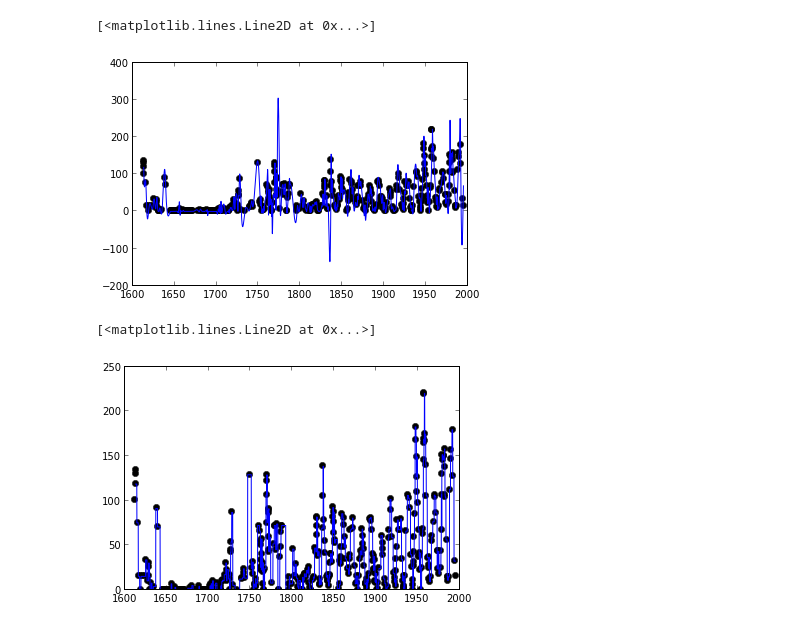
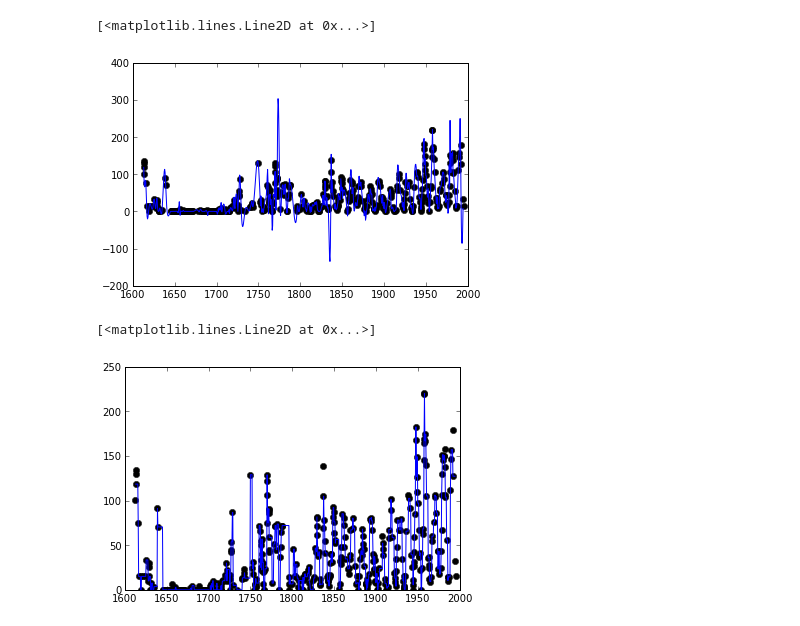
Before and after one commit to jdestupinan1332/TareasComp, a Jupyter notebook: Hw_5/pto_2_avance.ipynb, the cells around one changed output. Drawn from its saved outputs; the diff is of its cells as text; code cells hidden in the pictures.

```diff
--- a/Hw_5/pto_2_avance.ipynb
+++ b/Hw_5/pto_2_avance.ipynb
@@ -1,3 +1,19 @@
 # %%
-from scipy.interpolate import interp1dimport numpy as np%pylab inlinedata=loadtxt("sparse_sample_monthrg.dat")anno=data[:,0] #list of yearsmes=data[:,1] #list of monthsdias=data[:,2] #list os days, NOT USEDmanchas = data[:,3] #list of sunspotsdata_n=[]tiempo=[]#creates the list useful measured data (!=-99, with the correct time)for i in range(len(manchas)):    if(manchas[i] >= 0):        data_n.append(manchas[i])        tiempo.append(anno[i]+(mes[i]-1)/12)t = arange(1613,1995,0.01) #array of real time#interpolationf_l=interp1d(tiempo,data_n,kind='linear')plot(tiempo, data_n,'ko')plot(t,f_l(t))
+from scipy.interpolate import interp1d
+import numpy as np
+%pylab inline
+data=loadtxt("sparse_sample_monthrg.dat")
+anno=data[:,0] #list of years
+mes=data[:,1] #list of months
+dias=data[:,2] #list os days, NOT USED
+manchas = data[:,3] #list of sunspots
+
+data_n=[]
+tiempo=[]
+#creates the list useful measured data (!=-99, with the correct time)
+for i in range(len(manchas)):
+    if(manchas[i] >= 0):
+        data_n.append(manchas[i])
+        tiempo.append(anno[i]+(mes[i]-1)/12)
+t = arange(1613,1995,0.5) #array of real time
 # %% [output]
@@ -7,10 +30,16 @@ Welcome to pylab, a matplotlib-based Python environment [backend: module://IPyth
 # %%
-f_cu=interp1d(tiempo,data_n,kind='cubic')plot(tiempo, data_n,'ko')plot(t,f_cu(t))
+#cubic interpolation
+f_cu=interp1d(tiempo,data_n,kind='cubic')
+plot(tiempo, data_n,'ko')
+plot(t,f_cu(t))
 # %% [output]
 [<matplotlib.lines.Line2D at 0x...>]
-[figure, old version]
+[figure, new version]
 # %%
-f_const=interp1d(tiempo,data_n,kind='nearest')plot(tiempo,data_n,'ko')plot(t,f_const(t))
+#constant interpolation
+f_const=interp1d(tiempo,data_n,kind='zero')
+plot(tiempo,data_n,'ko')
+plot(t,f_const(t))
 # %% [output]
 [<matplotlib.lines.Line2D at 0x...>]
-[figure, old version]
+[figure, new version]
```
Also changed, not shown: parts of 21 cells of this notebook.
